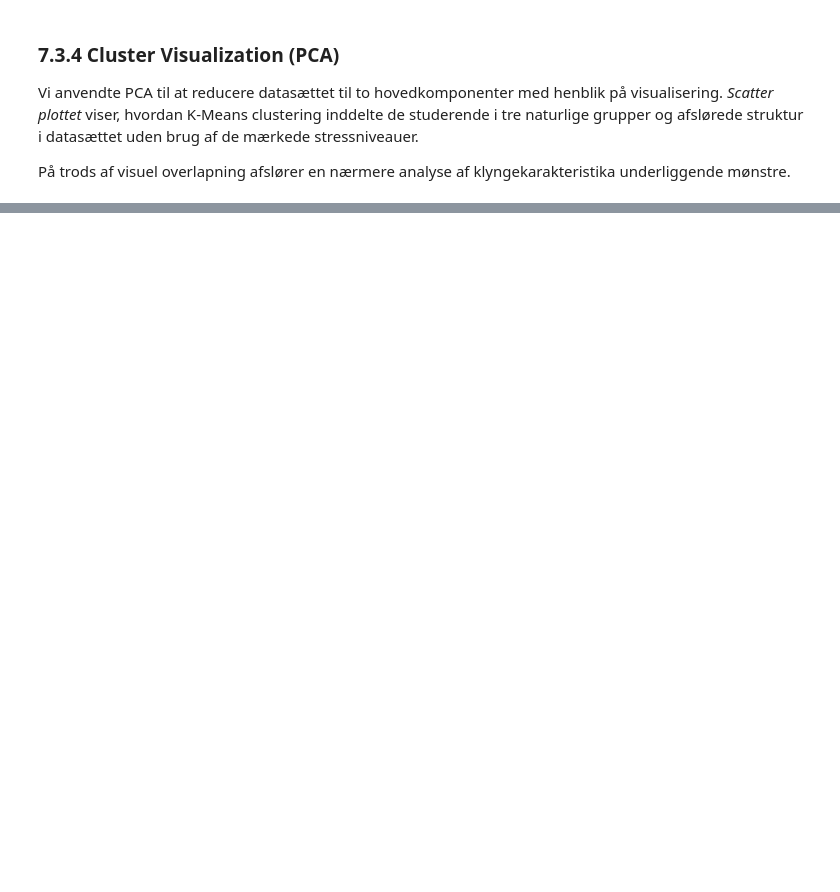
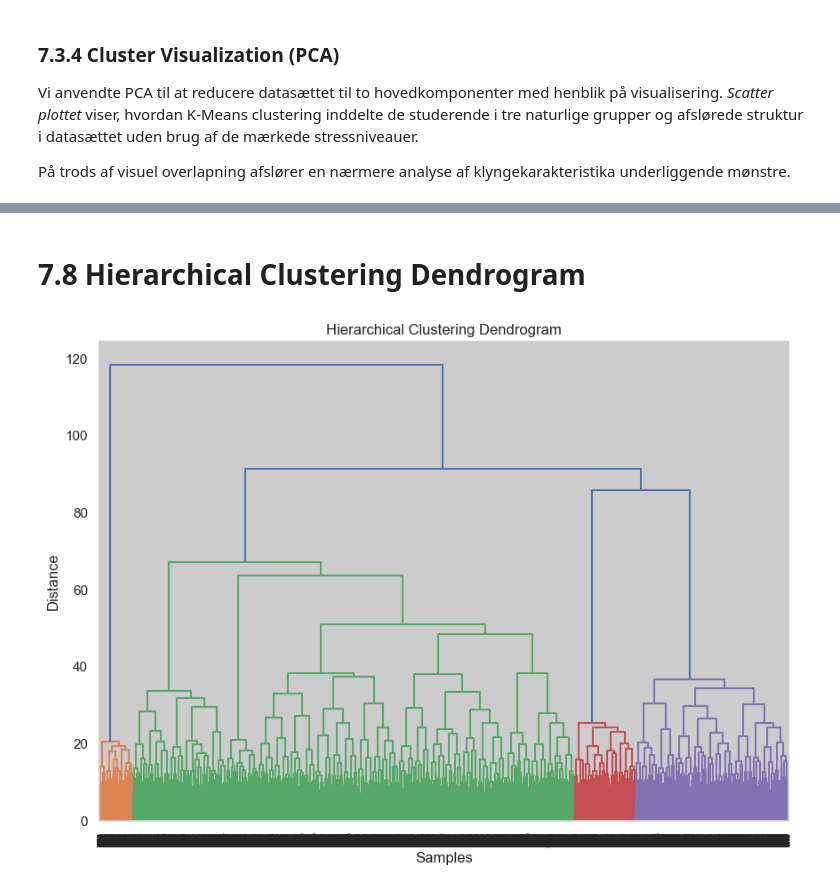
Before and after one commit to Oliver-Goth/AI-StudentHealth, a Jupyter notebook: ExamAI-Part1 (3).ipynb, the cells around one changed output, grey strips where cells are left out. Cells and saved outputs as stored; diff of their text form; code cells hidden in the pictures; blank space fills up the shorter version.

```diff
--- a/ExamAI-Part1 (3).ipynb
+++ b/ExamAI-Part1 (3).ipynb
@@ -717,0 +812,14 @@ På trods af visuel overlapning afslører en nærmere analyse af klyngekarakteri
+# %% [markdown]
+# 7.8 Hierarchical Clustering Dendrogram
+# %%
+from scipy.cluster.hierarchy import dendrogram, linkage
+
+linked = linkage(X_unsup, method='ward')
+plt.figure(figsize=(10, 7))
+dendrogram(linked)
+plt.title("Hierarchical Clustering Dendrogram")
+plt.xlabel("Samples")
+plt.ylabel("Distance")
+plt.show()
+# %% [output]
+[figure, added]
```
Also changed, not shown: parts of 14 cells of this notebook, 2 other files.
